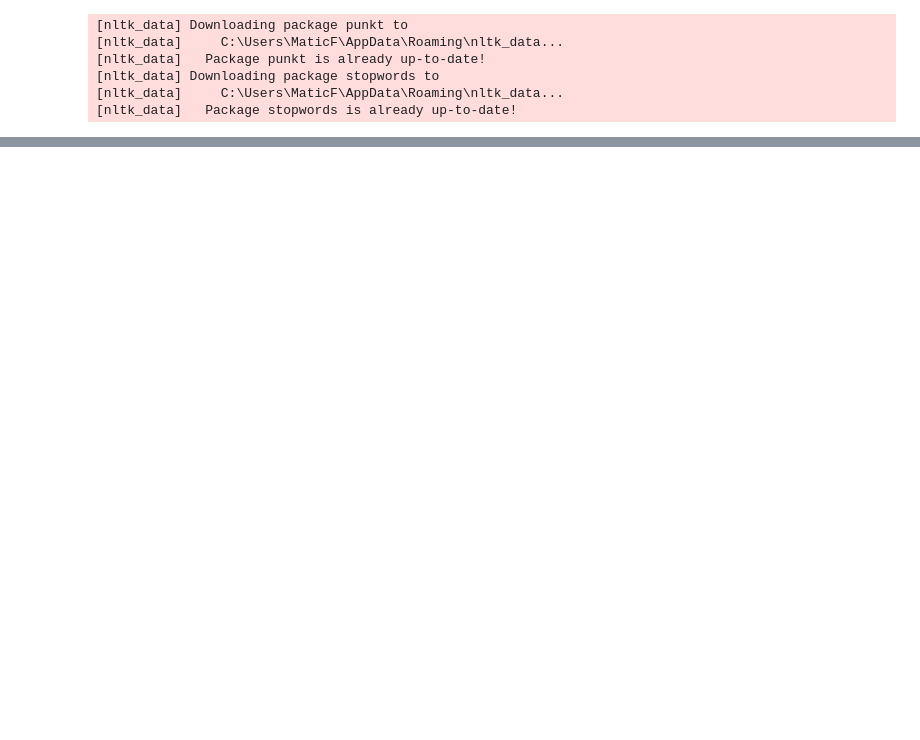
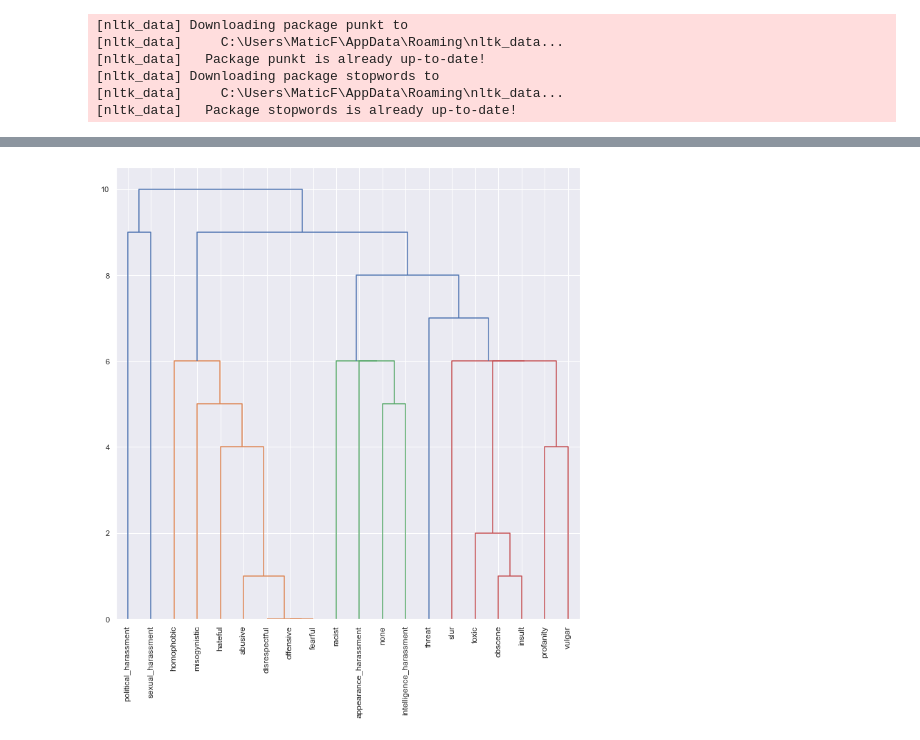
Before and after one commit to aljazerzen/data-science-nlp, a Jupyter notebook: Statistical_Methods.ipynb, the cells around one changed output, grey strips where cells are left out. Saved outputs shown, nothing was run; the diff lists cells and outputs as text; code cells hidden in the pictures; blank space fills up the shorter version.

```diff
--- a/Statistical_Methods.ipynb
+++ b/Statistical_Methods.ipynb
@@ -195,3 +283,19 @@ for i in range(1,4):
+# %%
+plt.figure(figsize=(12,12))
+condensed = scipy.spatial.distance.squareform(np.array(dist))
+Z = hierarchy.linkage(condensed,'complete')
+hierarchy.dendrogram(Z)
+ax = plt.gca()
+lab = ax.get_xticklabels()
+lab = [lab[i].get_text() for i in range(len(lab))]
+kl = list(ng_cfd.keys())
+xlabels = []
+for l in lab:
+    xlabels.append(kl[int(l)])
+ax.set_xticklabels(xlabels, rotation = 90)
+plt.show()
+# %% [output]
+[figure, added]
 # %%
 chi_square_test(corpus,unique)
 # %% [output]
```
Also changed, not shown: parts of 19 cells of this notebook.
